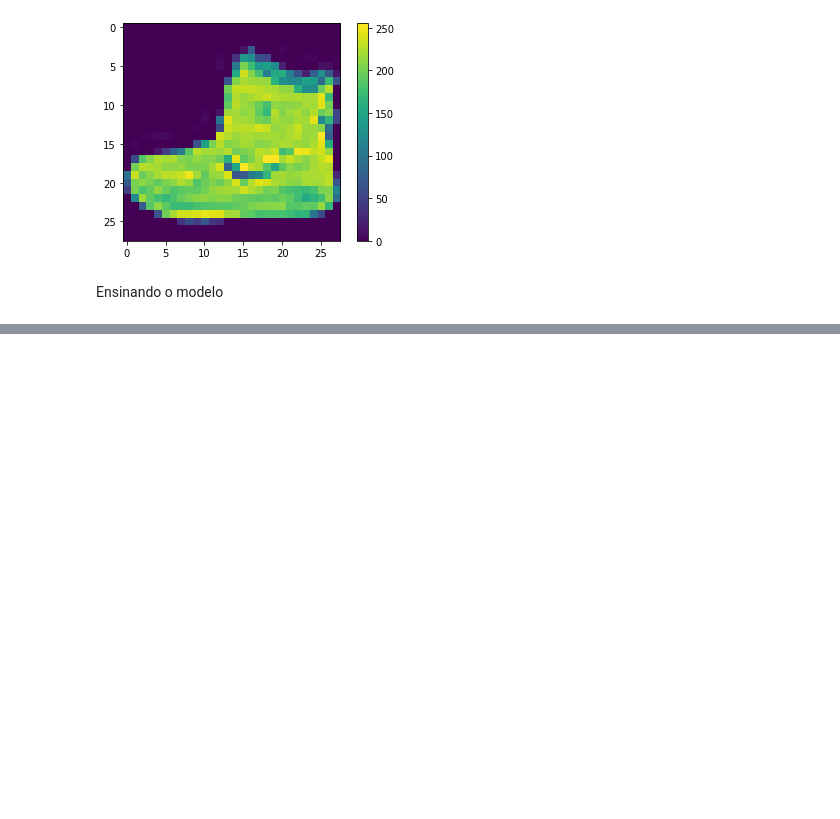
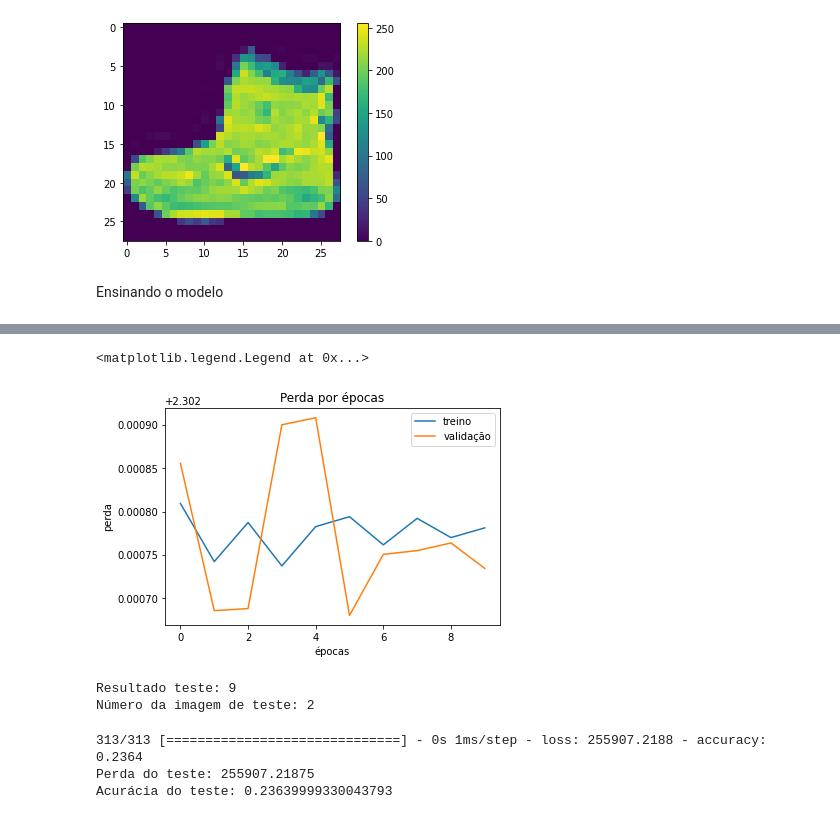
Before and after one commit to AnaPaulaSouza/wit_test, a Jupyter notebook: wit_test.ipynb, the cells around one changed output, grey strips where cells are left out. Drawn from its saved outputs; the diff is of its cells as text; code cells hidden in the pictures; blank space fills up the shorter version.

```diff
--- a/wit_test.ipynb
+++ b/wit_test.ipynb
@@ -68,0 +109,27 @@ modelo.fit(imagens_treino, identificacaoes_treino)
+# %%
+#Histórico em gráfico da rede
+plt.plot(historico.history['loss'])
+plt.plot(historico.history['val_loss'])
+plt.title('Perda por épocas')
+plt.xlabel('épocas')
+plt.ylabel('perda')
+plt.legend(['treino', 'validação'])
+# %% [output]
+<matplotlib.legend.Legend at 0x...>
+[figure, added]
+# %%
+#Testando o modelo
+testes = modelo.predict(imagens_teste)
+print('Resultado teste:', np.argmax(testes[0]))
+print('Número da imagem de teste:', identificacaoes_teste[1])
+# %% [output]
+Resultado teste: 9
+Número da imagem de teste: 2
+# %%
+perda_teste, acuracia_teste = modelo.evaluate(imagens_teste, identificacaoes_teste)
+print('Perda do teste:', perda_teste)
+print('Acurácia do teste:', acuracia_teste)
+# %% [output]
+313/313 [==============================] - 0s 1ms/step - loss: 255907.2188 - accuracy: 0.2364
+Perda do teste: 255907.21875
+Acurácia do teste: 0.23639999330043793
```
Also changed, not shown: parts of 4 cells of this notebook.
